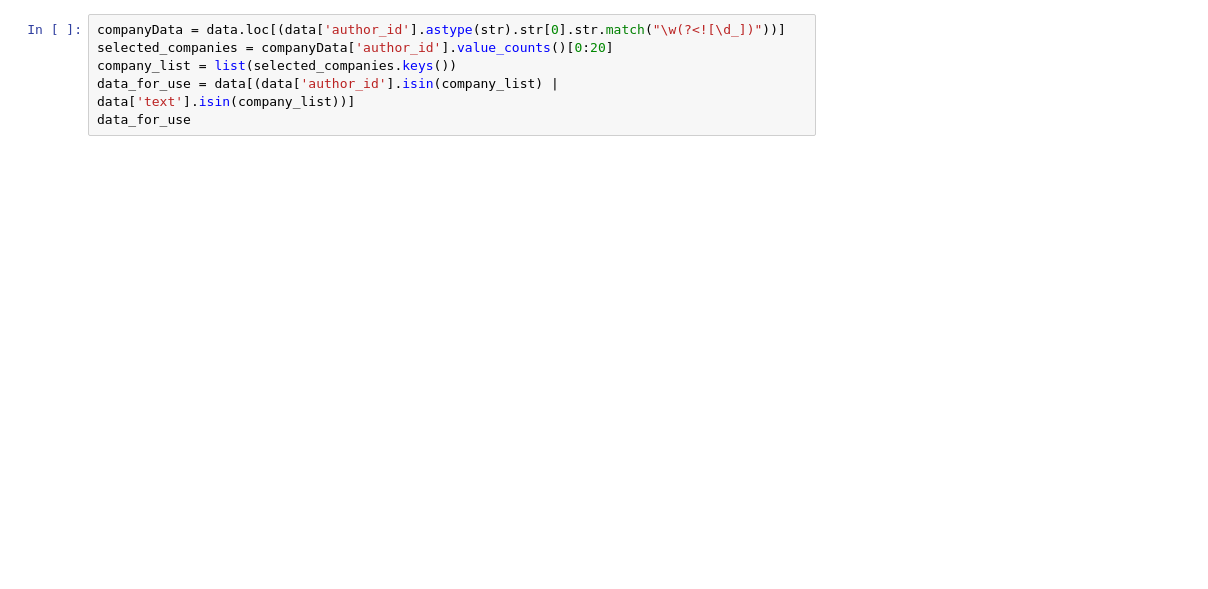
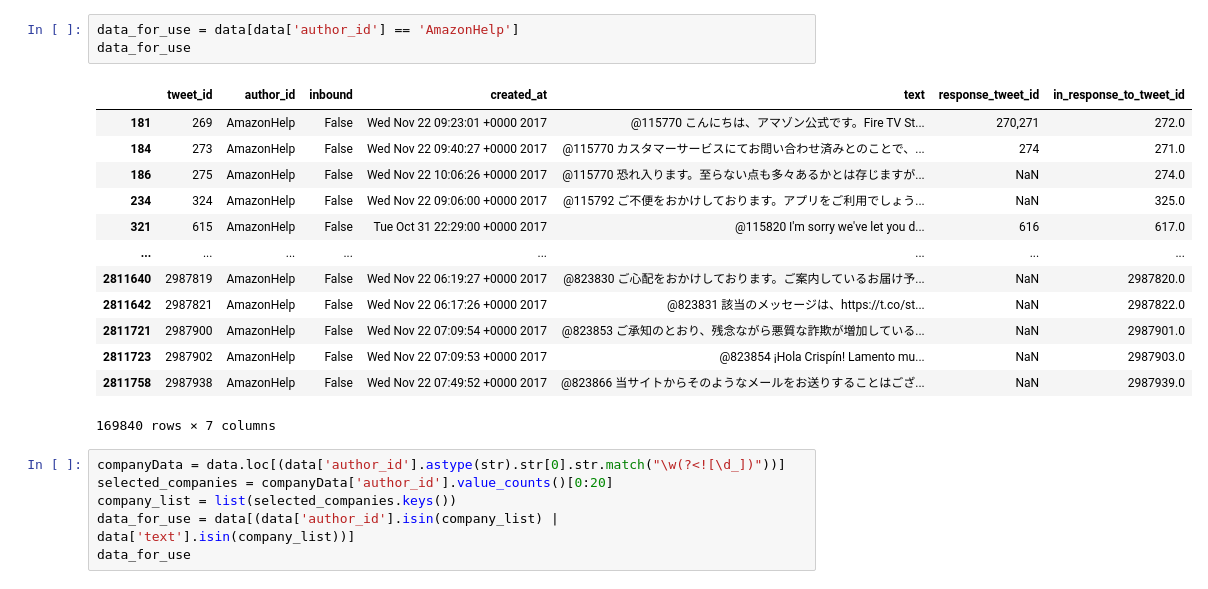
Before and after one commit to milanjokanovic/ChatBot, a Jupyter notebook: DataWrangling.ipynb, the cells around one changed output. Drawn from its saved outputs; the diff is of its cells as text; blank space fills up the shorter version.

```diff
--- a/DataWrangling.ipynb
+++ b/DataWrangling.ipynb
@@ -22,6 +17,23 @@ data
 | 2811772 | 2987949 | AldiUK | False | Wed Nov 22 08:31:24 +0000 2017 | @823870 Sounds delicious, Sarah! ... | NaN | 2987950.0 |
 | 2811773 | 2987950 | 823870 | True | Tue Nov 21 22:01:04 +0000 2017 | @AldiUK warm sloe gin mince pies ... | 2987951,2987949 | NaN |
 2811774 rows × 7 columns
+# %%
+data_for_use = data[data['author_id'] == 'AmazonHelp']
+data_for_use
+# %% [output]
+|  | tweet_id | author_id | inbound | created_at | text | response_tweet_id | in_response_to_tweet_id |
+| 181 | 269 | AmazonHelp | False | Wed Nov 22 09:23:01 +0000 2017 | @115770 こんにちは、アマゾン公式です。Fire TV St... | 270,271 | 272.0 |
+| 184 | 273 | AmazonHelp | False | Wed Nov 22 09:40:27 +0000 2017 | @115770 カスタマーサービスにてお問い合わせ済みとのことで、... | 274 | 271.0 |
+| 186 | 275 | AmazonHelp | False | Wed Nov 22 10:06:26 +0000 2017 | @115770 恐れ入ります。至らない点も多々あるかとは存じますが... | NaN | 274.0 |
+| 234 | 324 | AmazonHelp | False | Wed Nov 22 09:06:00 +0000 2017 | @115792 ご不便をおかけしております。アプリをご利用でしょう... | NaN | 325.0 |
+| 321 | 615 | AmazonHelp | False | Tue Oct 31 22:29:00 +0000 2017 | @115820 I'm sorry we've let you d... | 616 | 617.0 |
+| ... | ... | ... | ... | ... | ... | ... | ... |
+| 2811640 | 2987819 | AmazonHelp | False | Wed Nov 22 06:19:27 +0000 2017 | @823830 ご心配をおかけしております。ご案内しているお届け予... | NaN | 2987820.0 |
+| 2811642 | 2987821 | AmazonHelp | False | Wed Nov 22 06:17:26 +0000 2017 | @823831 該当のメッセージは、https://t.co/st... | NaN | 2987822.0 |
+| 2811721 | 2987900 | AmazonHelp | False | Wed Nov 22 07:09:54 +0000 2017 | @823853 ご承知のとおり、残念ながら悪質な詐欺が増加している... | NaN | 2987901.0 |
+| 2811723 | 2987902 | AmazonHelp | False | Wed Nov 22 07:09:53 +0000 2017 | @823854 ¡Hola Crispín! Lamento mu... | NaN | 2987903.0 |
+| 2811758 | 2987938 | AmazonHelp | False | Wed Nov 22 07:49:52 +0000 2017 | @823866 当サイトからそのようなメールをお送りすることはござ... | NaN | 2987939.0 |
+169840 rows × 7 columns
 # %%
 companyData = data.loc[(data['author_id'].astype(str).str[0].str.match("\w(?<![\d_])"))]
 selected_companies = companyData['author_id'].value_counts()[0:20]
```
Also changed, not shown: parts of 5 cells of this notebook, 2 other files.
